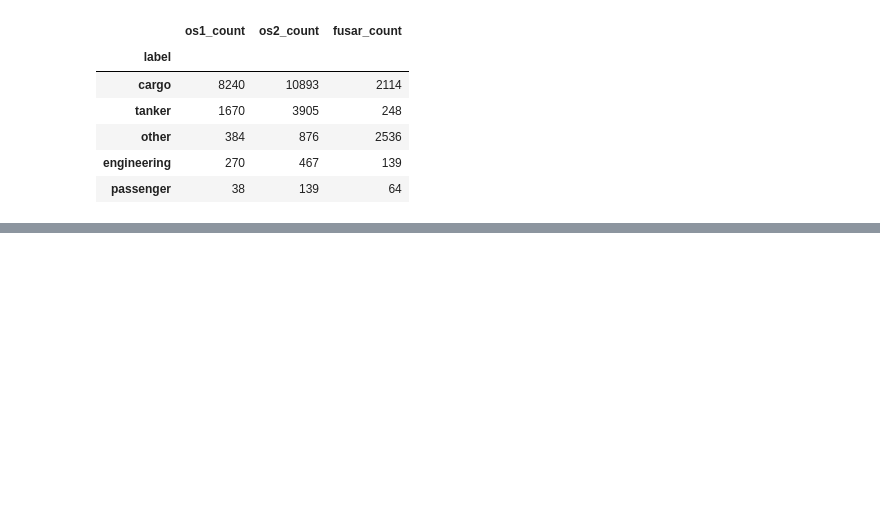
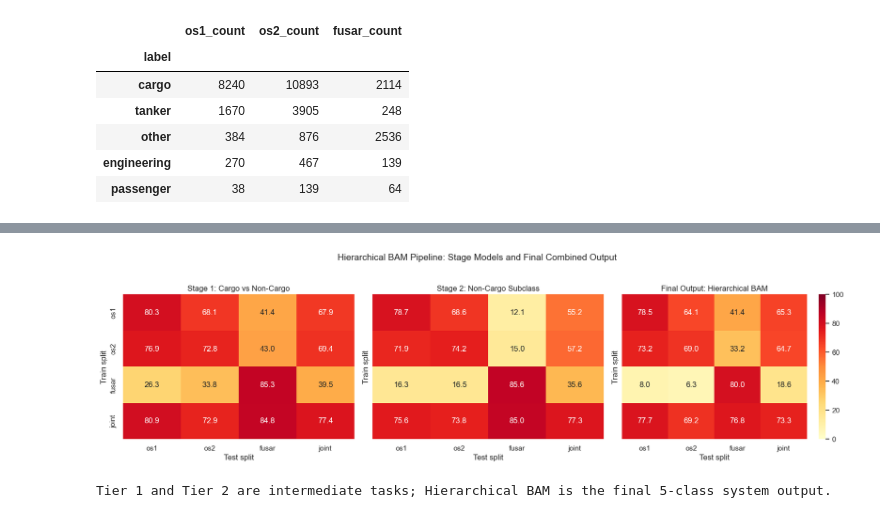
Before and after one commit to gknapp101/ds6050_final_project, a Jupyter notebook: test_results_plots.ipynb, the cells around one changed output, grey strips where cells are left out. Saved outputs shown, nothing was run; the diff lists cells and outputs as text; code cells hidden in the pictures; blank space fills up the shorter version.

Commit message:
two stage graphs

```diff
--- a/test_results_plots.ipynb
+++ b/test_results_plots.ipynb
@@ -278,0 +324,45 @@ dist_table
+# %%
+split_order = ["os1", "os2", "fusar", "joint"]
+stage_order = ["Tier 1 BAM", "Tier 2 BAM", "Hierarchical BAM"]
+stage_title_map = {
+    "Tier 1 BAM": "Stage 1: Cargo vs Non-Cargo",
+    "Tier 2 BAM": "Stage 2: Non-Cargo Subclass",
+    "Hierarchical BAM": "Final Output: Hierarchical BAM",
+}
+
+fig, axes = plt.subplots(1, len(stage_order), figsize=(5.5 * len(stage_order), 4.5), sharey=True)
+
+for ax, result_name in zip(axes, stage_order):
+    subset = df_bam_results[df_bam_results["result_set"] == result_name].copy()
+    subset["train_split"] = pd.Categorical(subset["train_split"], categories=split_order, ordered=True)
+    subset["test_split"] = pd.Categorical(subset["test_split"], categories=split_order, ordered=True)
+
+    pivot = subset.pivot(index="train_split", columns="test_split", values="accuracy")
+    pivot = pivot.reindex(index=split_order, columns=split_order)
+
+    sns.heatmap(
+        pivot,
+        annot=True,
+        fmt=".1f",
+        cmap="YlOrRd",
+        vmin=0,
+        vmax=100,
+        cbar=ax is axes[-1],
+        ax=ax,
+    )
+    ax.set_title(stage_title_map[result_name])
+    ax.set_xlabel("Test split")
+    ax.set_ylabel("Train split")
+
+fig.suptitle(
+    "Hierarchical BAM Pipeline: Stage Models and Final Combined Output",
+    fontsize=14,
+    y=1.03,
+)
+plt.tight_layout()
+plt.show()
+
+print("Tier 1 and Tier 2 are intermediate tasks; Hierarchical BAM is the final 5-class system output.")
+# %% [output]
+[figure, added]
+Tier 1 and Tier 2 are intermediate tasks; Hierarchical BAM is the final 5-class system output.
```
Also changed, not shown: parts of 3 cells of this notebook.
